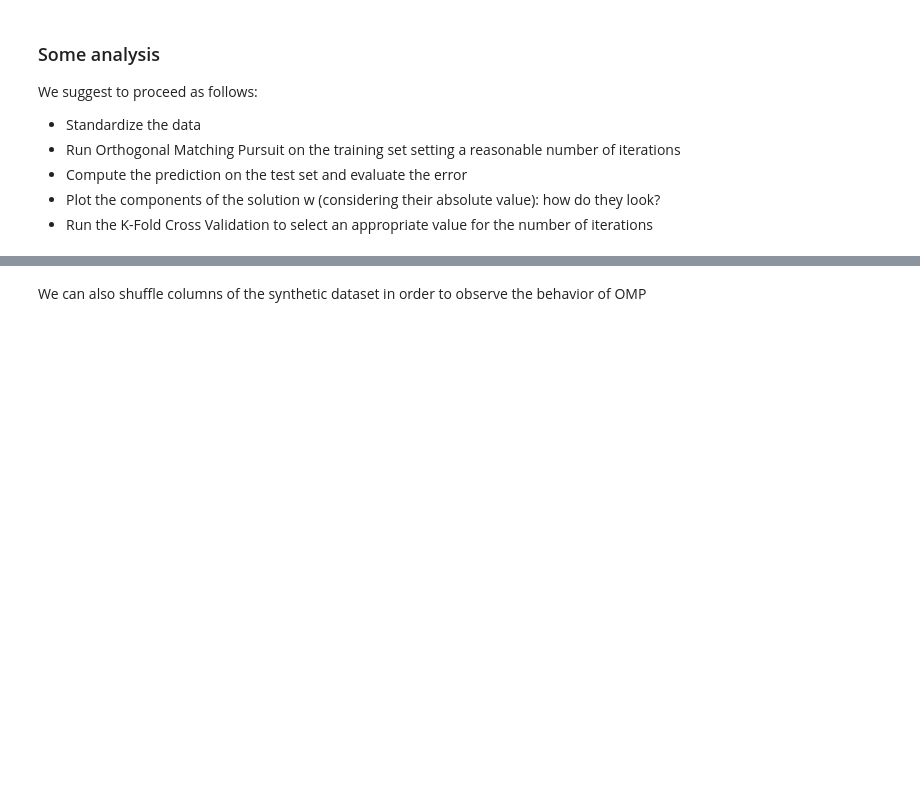
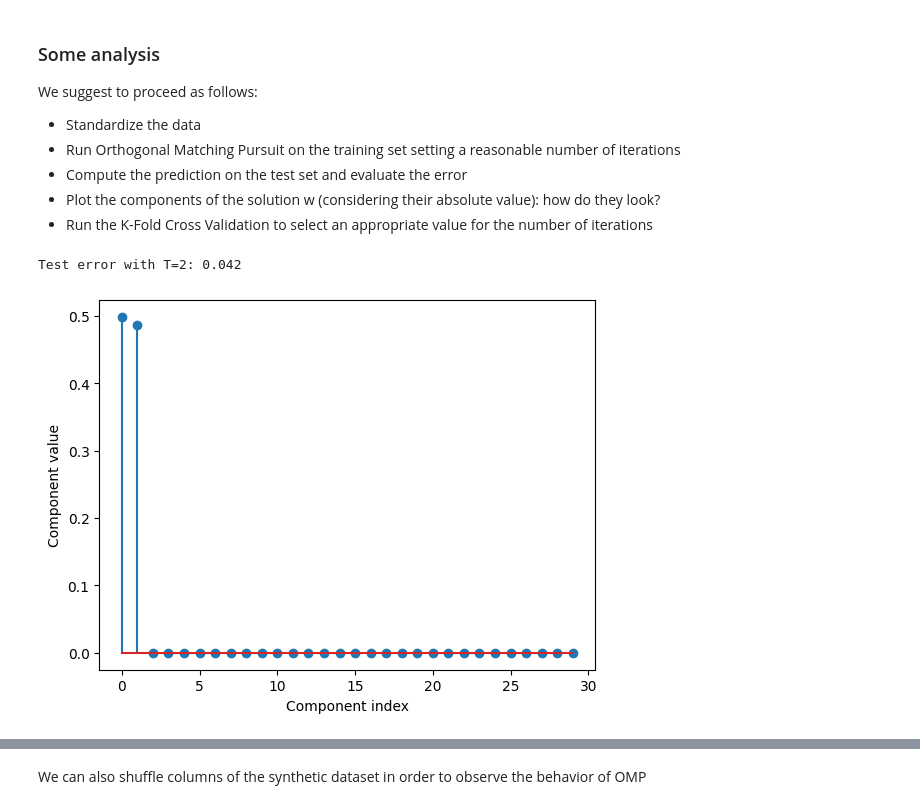
Before and after one commit to mariomine88/Unige_code, a Jupyter notebook: Master/First/ML/lab6/Lab6-OMP.ipynb, the cells around one changed output, grey strips where cells are left out. Drawn from its saved outputs; the diff is of its cells as text; code cells hidden in the pictures; blank space fills up the shorter version.

```diff
--- a/Master/First/ML/lab6/Lab6-OMP.ipynb
+++ b/Master/First/ML/lab6/Lab6-OMP.ipynb
@@ -99,7 +104,7 @@ def OMatchingPursuit(X, Y, T):
 
         for j in range(D):
             # correlation between column j and residual
-            a_tmp = ...
+            a_tmp = np.abs(X[:, j].T.dot(r))
 
             if a_tmp > a_max:
                 a_max = a_tmp
@@ -119,10 +124,10 @@ def OMatchingPursuit(X, Y, T):
         B = M_I.dot(X.T).dot(Y)
 
         # 4. Update estimated coefficients
-        w = ...
+        w = la.pinv(A).dot(B)
 
         # 5. Update the residual
-        r = ...
+        r = Y - X.dot(w)
 
     return w, r, I
 # %%
@@ -229,16 +234,24 @@ Xtrnorm = np.divide((Xtr - m), s)
 Xtenorm = np.divide((Xte - m), s)
 # %%
 # Run Orthogonal Matching Pursuit
-# ... fill here ...
+w, r, I = OMatchingPursuit(Xtrnorm, Ytr, T=2)
 
 # Compute the prediction on the test set
-# ... fill here ...
+YpredTE = np.sign(Xtenorm.dot(w))
 
 # Compute the test error and show its value
-# ... fill here ...
+testError = calcError(YpredTE, Yte)
+print("Test error with T=2:", testError)
 
 # Plot the components of the solution w
-# ... fill here ...
+plt.subplots()
+plt.stem(w)
+plt.xlabel("Component index")
+plt.ylabel("Component value")
+plt.show()
+# %% [output]
+Test error with T=2: 0.042
+[figure, added]
 # %%
 # run K-Fold Cross Validation
 KF = 5
```
Also changed, not shown: parts of 8 cells of this notebook.
